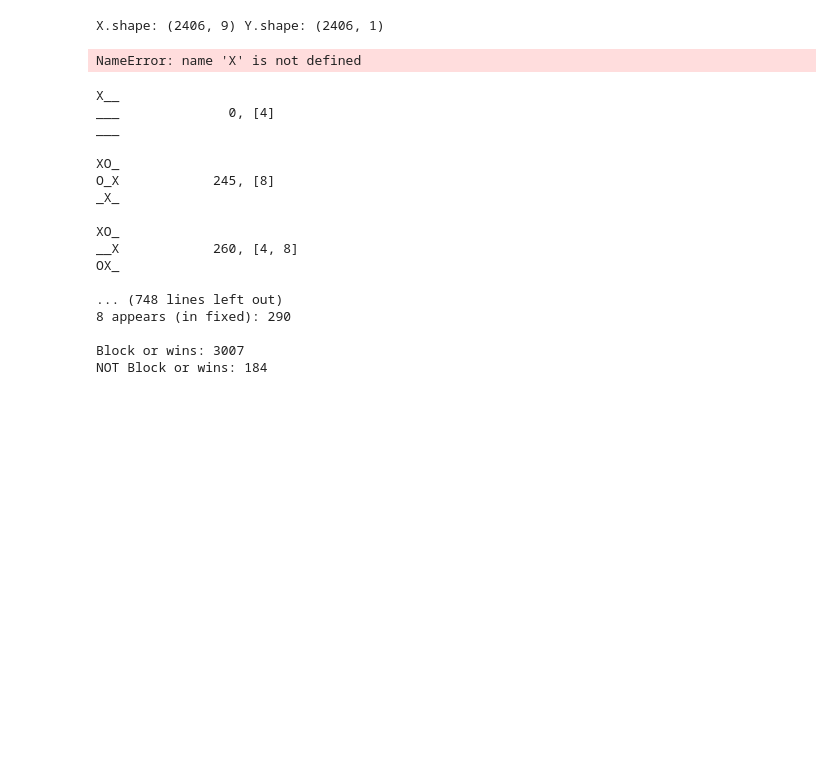
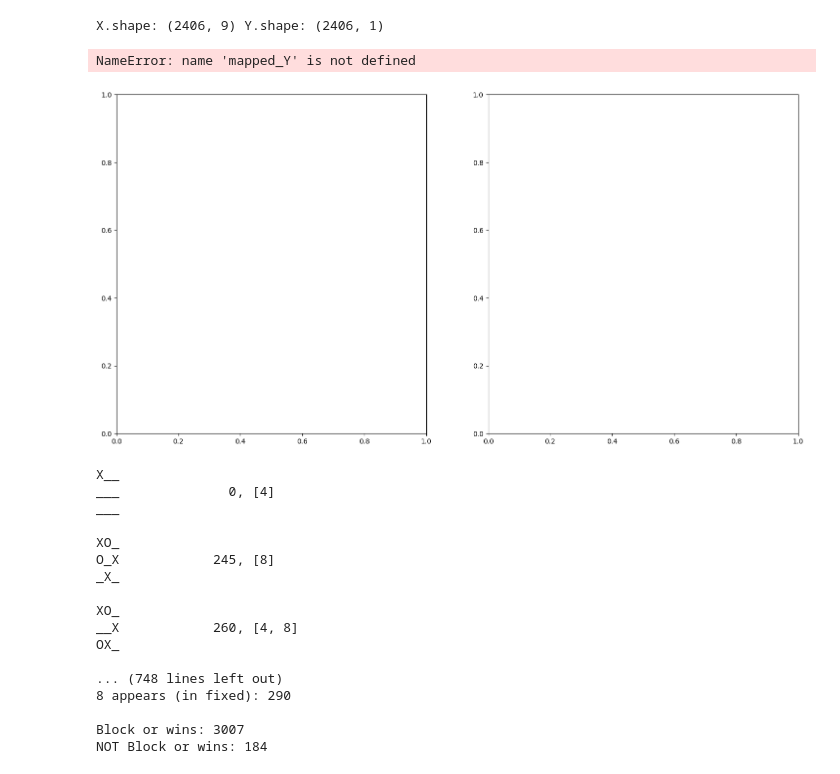
Before and after one commit to JackHanke/smalltictactoe, a Jupyter notebook: workspace.ipynb, the cells around one changed output. Cells and saved outputs as stored; diff of their text form; code cells hidden in the pictures; blank space fills up the shorter version.

```diff
--- a/workspace.ipynb
+++ b/workspace.ipynb
@@ -319,22 +320,24 @@ for elem in Y:
 mapped_Y = np.array(mapped_Y)
 # %%
 
+X, _ = data_json_to_tensor(data_json_path='data/datasets/jsons/non_block_or_win_filtered.json', board_rep_fn=trinary_board_rep)
 
 tsne = TSNE()
 
 tsne_embeds = tsne.fit_transform(X)
-umap_embeds = umap.UMAP().fit_transform(X)
-print(tsne_embeds.shape, umap_embeds.shape)
+# umap_embeds = umap.UMAP().fit_transform(X)
+# print(tsne_embeds.shape, umap_embeds.shape)
 
 fig, (ax1, ax2) = plt.subplots(1,2, figsize=(18,9))
 scatter = ax1.scatter(tsne_embeds[:, 0], tsne_embeds[:, 1], c=mapped_Y, cmap='viridis')
 legend = ax1.legend(*scatter.legend_elements(), title="Classes")
 ax1.set_title(f'tSNE for fixed points')
-scatter = ax2.scatter(umap_embeds[:, 0], umap_embeds[:, 1], c=mapped_Y, cmap='viridis')
-legend = ax2.legend(*scatter.legend_elements(), title="Classes")
-ax2.set_title(f'UMAP for fixed points')
+# scatter = ax2.scatter(umap_embeds[:, 0], umap_embeds[:, 1], c=mapped_Y, cmap='viridis')
+# legend = ax2.legend(*scatter.legend_elements(), title="Classes")
+# ax2.set_title(f'UMAP for fixed points')
 # %% [output]
-NameError: name 'X' is not defined
+NameError: name 'mapped_Y' is not defined
+[figure, added]
 # %%
 ### EDA for the state space of ttt
 import json
```
Also changed, not shown: parts of 2 cells of this notebook, 1 other file.
